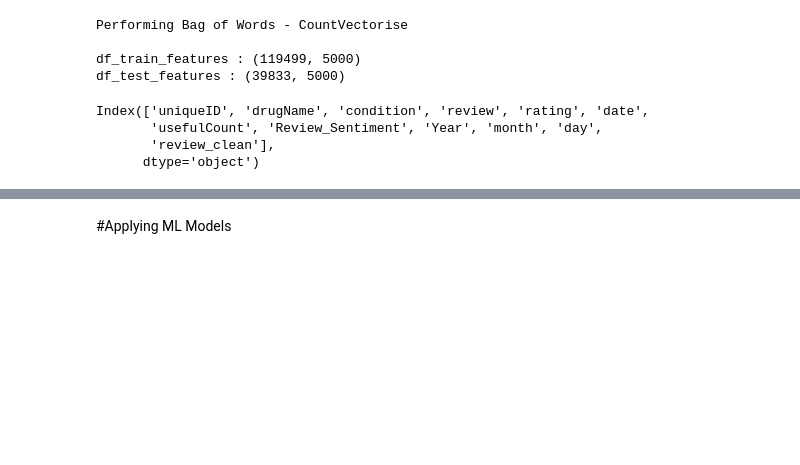
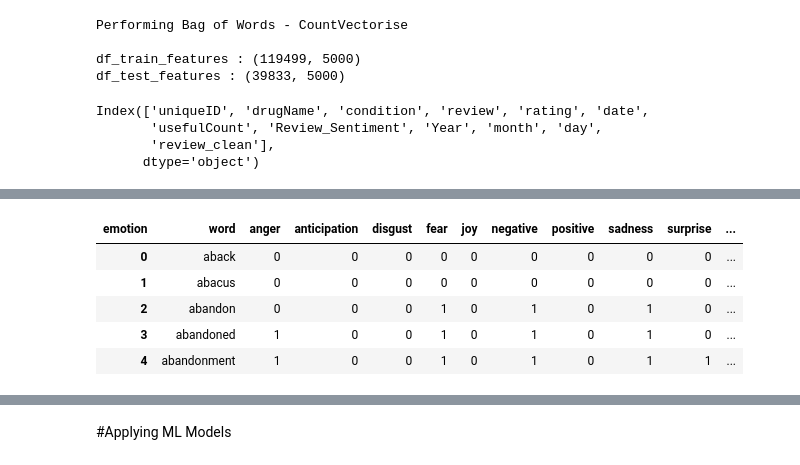
Before and after one commit to harsh-ux/Sentiment-Analysis-of-Drug-Reviews, a Jupyter notebook: Pill_Recommendation.ipynb, the cells around one changed output, grey strips where cells are left out. Drawn from its saved outputs; the diff is of its cells as text; code cells hidden in the pictures; blank space fills up the shorter version.

```diff
--- a/Pill_Recommendation.ipynb
+++ b/Pill_Recommendation.ipynb
@@ -600,0 +670,10 @@ y_test.shape
+# %%
+emolex_words = emolex_df.pivot(index='word', columns='emotion', values='association').reset_index()
+emolex_words.head()
+# %% [output]
+| emotion | word | anger | anticipation | disgust | fear | joy | negative | positive | sadness | surprise | ... |
+| 0 | aback | 0 | 0 | 0 | 0 | 0 | 0 | 0 | 0 | 0 | ... |
+| 1 | abacus | 0 | 0 | 0 | 0 | 0 | 0 | 0 | 0 | 0 | ... |
+| 2 | abandon | 0 | 0 | 0 | 1 | 0 | 1 | 0 | 1 | 0 | ... |
+| 3 | abandoned | 1 | 0 | 0 | 1 | 0 | 1 | 0 | 1 | 0 | ... |
+| 4 | abandonment | 1 | 0 | 0 | 1 | 0 | 1 | 0 | 1 | 1 | ... |
```
Also changed, not shown: parts of 18 cells of this notebook.
